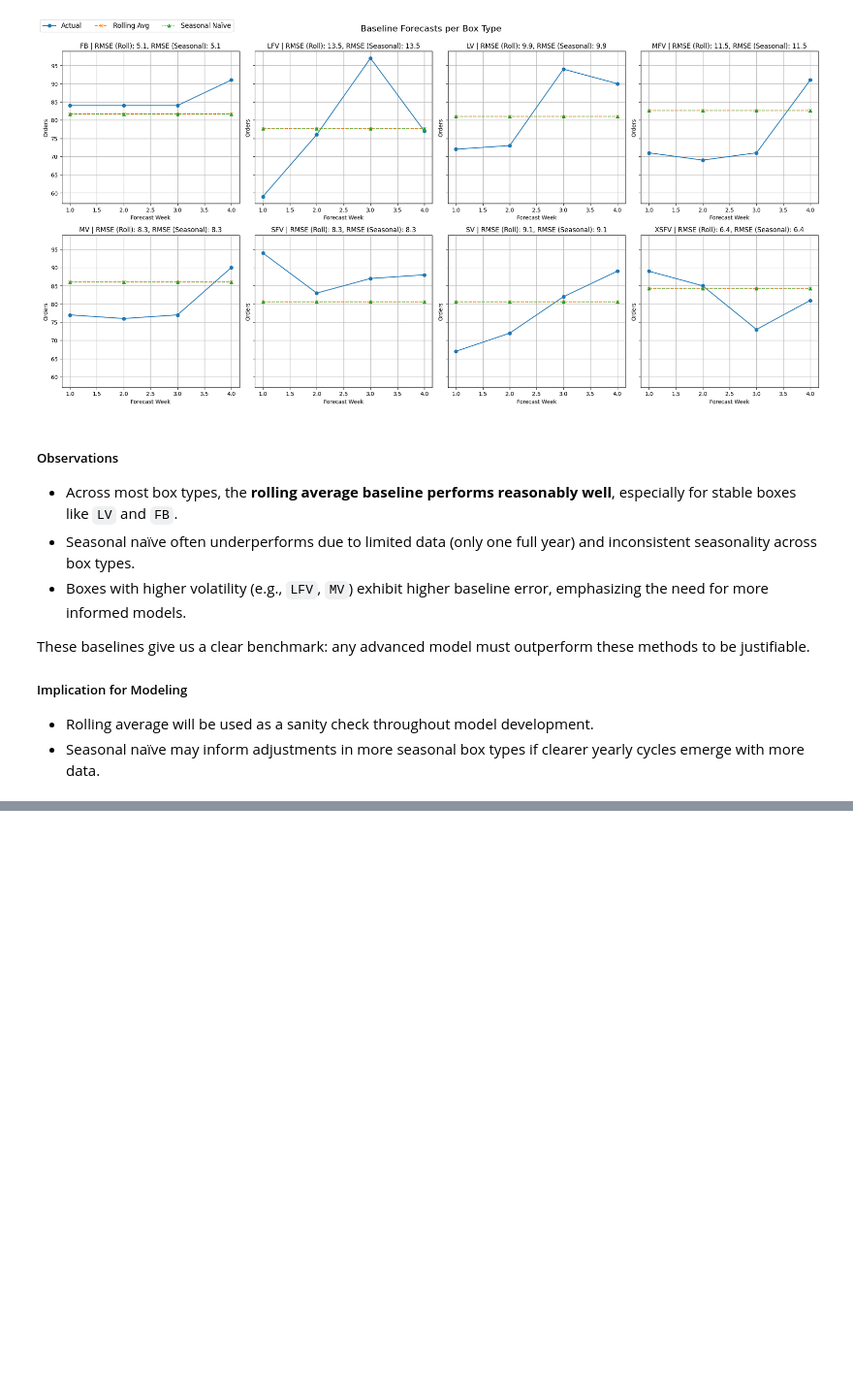
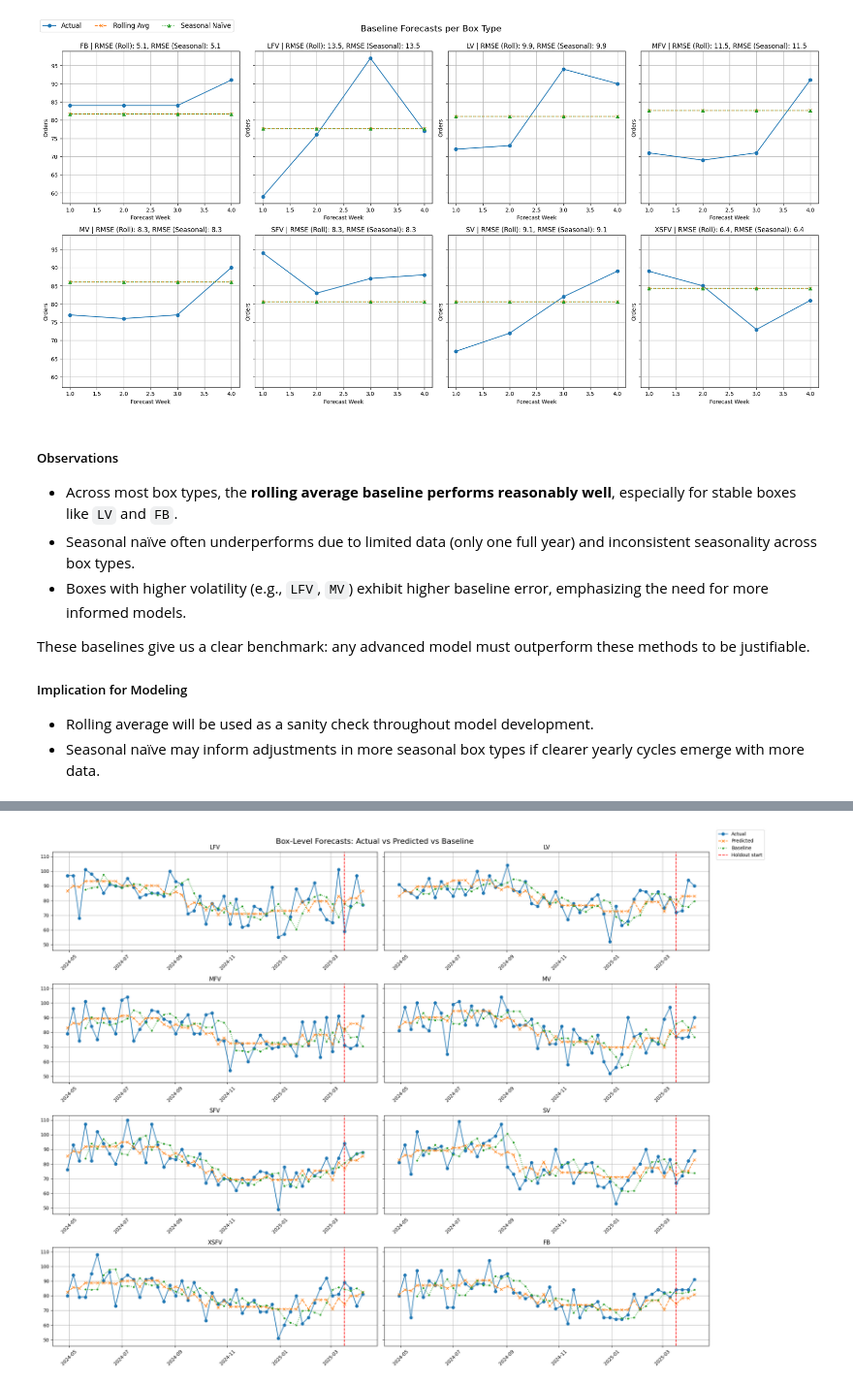
Before and after one commit to TheNerdyCat/ml-oddbox-forecasting, a Jupyter notebook: notebooks/02_model_dev.ipynb, the cells around one changed output, grey strips where cells are left out. Shown at 97% size. Drawn from its saved outputs; the diff is of its cells as text; code cells hidden in the pictures; blank space fills up the shorter version.

Commit message:
added total demand and box share modelling

```diff
--- a/notebooks/02_model_dev.ipynb
+++ b/notebooks/02_model_dev.ipynb
@@ -268,0 +343,83 @@ These baselines give us a clear benchmark: any advanced model must outperform th
+# %%
+# Predict total orders
+df_total["total_pred"] = total_model.predict(df_total.drop(columns=["week", "total_orders"]))
+
+# Split again for alignment
+df_total_train = df_total[~df_total["week"].isin(holdout_weeks)]
+df_total_test = df_total[df_total["week"].isin(holdout_weeks)]
+
+# Add predictions to df_model
+df_model["total_pred"] = df_model["week"].map(df_total.set_index("week")["total_pred"])
+
+all_preds = []
+
+for box in config.BOX_TYPES:
+    df_box = df_model[df_model["box_type"] == box].copy()
+    df_box = df_box.dropna(subset=share_features + ["box_orders", "total_pred"])
+
+    model = share_models[box]["model"]
+    X_share = df_box[share_features]
+    df_box["predicted_share"] = model.predict(X_share)
+
+    df_box["predicted_box_orders"] = df_box["predicted_share"] * df_box["total_pred"]
+    df_box["squared_error"] = (df_box["box_orders"] - df_box["predicted_box_orders"]) ** 2
+    df_box["abs_error"] = np.abs(df_box["box_orders"] - df_box["predicted_box_orders"])
+
+    # Baseline (rolling mean of last 3 obs per box)
+    df_box = df_box.sort_values("week")
+    df_box["rolling_baseline"] = df_box["box_orders"].shift(1).rolling(window=3).mean()
+    df_box["baseline_squared_error"] = (df_box["box_orders"] - df_box["rolling_baseline"]) ** 2
+    df_box["baseline_abs_error"] = np.abs(df_box["box_orders"] - df_box["rolling_baseline"])
+
+    all_preds.append(df_box)
+
+df_preds_all = pd.concat(all_preds)
+
+def compute_metrics(df, split_label):
+    return (
+        df.groupby("box_type")
+        .agg(
+            rmse=("squared_error", lambda x: np.sqrt(np.mean(x))),
+            mae=("abs_error", "mean"),
+            rmse_baseline=("baseline_squared_error", lambda x: np.sqrt(np.mean(x))),
+            mae_baseline=("baseline_abs_error", "mean"),
+            mean_actual=("box_orders", "mean")
+        )
+        .assign(
+            mape=lambda d: 100 * d["mae"] / d["mean_actual"],
+            split=split_label
+        )
+        .reset_index()
+    )
+
+df_preds_train = df_preds_all[~df_preds_all["week"].isin(holdout_weeks)]
+df_preds_test = df_preds_all[df_preds_all["week"].isin(holdout_weeks)]
+
+metrics_train = compute_metrics(df_preds_train, "train")
+metrics_test = compute_metrics(df_preds_test, "test")
+
+metrics_summary = pd.concat([metrics_train, metrics_test])
+print(metrics_summary.sort_values(["split", "box_type"]))
+
+
+fig, axes = plt.subplots(4, 2, figsize=(20, 16), sharey=True)
+axes = axes.flatten()
+
+for i, box in enumerate(config.BOX_TYPES):
+    df_box = df_preds_all[df_preds_all["box_type"] == box]
+    ax = axes[i]
+    ax.plot(df_box["week"], df_box["box_orders"], label="Actual", marker="o")
+    ax.plot(df_box["week"], df_box["predicted_box_orders"], label="Predicted", marker="x", linestyle="--")
+    ax.plot(df_box["week"], df_box["rolling_baseline"], label="Baseline", marker=".", linestyle=":")
+    ax.axvline(holdout_weeks.min(), color="red", linestyle="--", label="Holdout start" if i == 0 else None)
+    ax.set_title(box)
+    ax.tick_params(axis="x", rotation=45)
+    ax.grid(True)
+
+fig.suptitle("Box-Level Forecasts: Actual vs Predicted vs Baseline", fontsize=16)
+# Extract legend handles from the first subplot only
+handles, labels = axes[0].get_legend_handles_labels()
+fig.legend(handles, labels, loc="upper left", bbox_to_anchor=(1, 1))
+plt.tight_layout()
+plt.show()
+# %% [output]
@@ -268,0 +443 @@ These baselines give us a clear benchmark: any advanced model must outperform th
+[figure, added]
```
Also changed, not shown: parts of 8 cells of this notebook, 3 other files.
